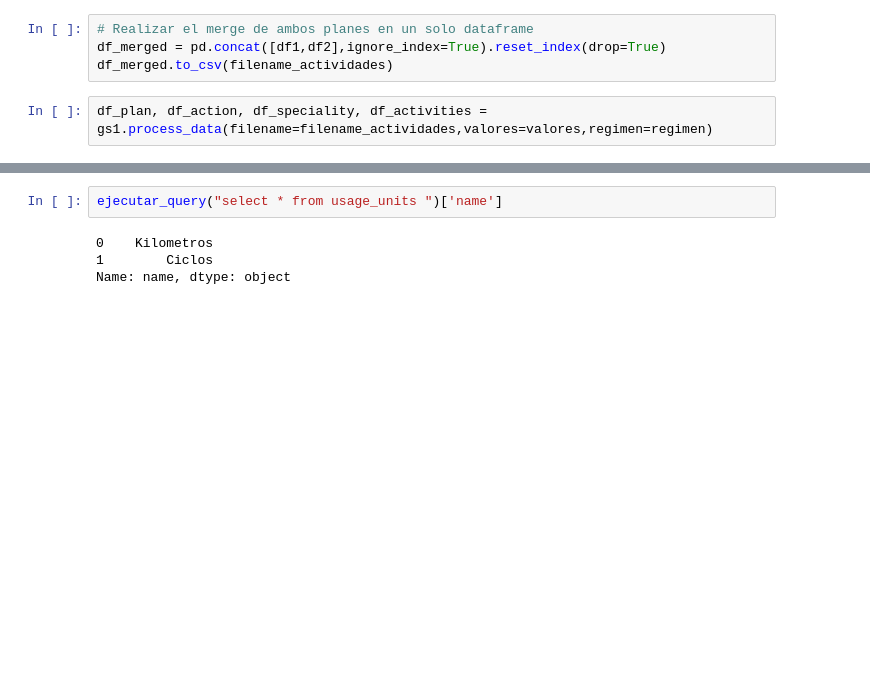
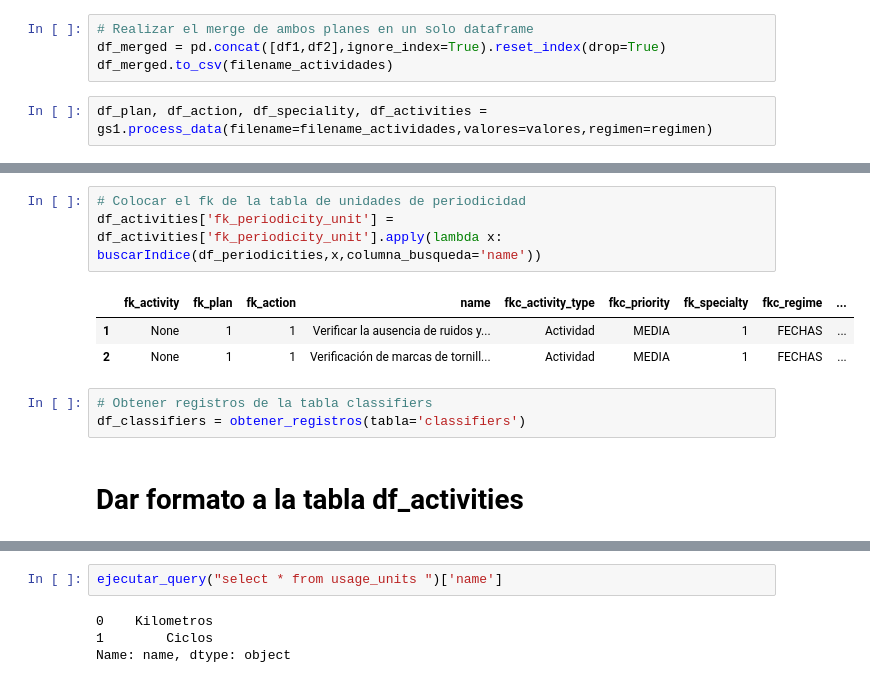
Before and after one commit to raulink/datascience_etcmt, a Jupyter notebook: notebooks/1.script.ipynb, the cells around one changed output, grey strips where cells are left out. Cells and saved outputs as stored; diff of their text form; blank space fills up the shorter version.

```diff
--- a/notebooks/1.script.ipynb
+++ b/notebooks/1.script.ipynb
@@ -739,0 +701,12 @@ Name: name, dtype: object
+# %%
+# Colocar el fk de la tabla de unidades de periodicidad
+df_activities['fk_periodicity_unit'] = df_activities['fk_periodicity_unit'].apply(lambda x: buscarIndice(df_periodicities,x,columna_busqueda='name'))
+# %% [output]
+|  | fk_activity | fk_plan | fk_action | name | fkc_activity_type | fkc_priority | fk_specialty | fkc_regime | ... |
+| 1 | None | 1 | 1 | Verificar la ausencia de ruidos y... | Actividad | MEDIA | 1 | FECHAS | ... |
+| 2 | None | 1 | 1 | Verificación de marcas de tornill... | Actividad | MEDIA | 1 | FECHAS | ... |
+# %%
+# Obtener registros de la tabla classifiers
+df_classifiers = obtener_registros(tabla='classifiers')
+# %% [markdown]
+# Dar formato a la tabla df_activities
```
Also changed, not shown: parts of 50 cells of this notebook.
